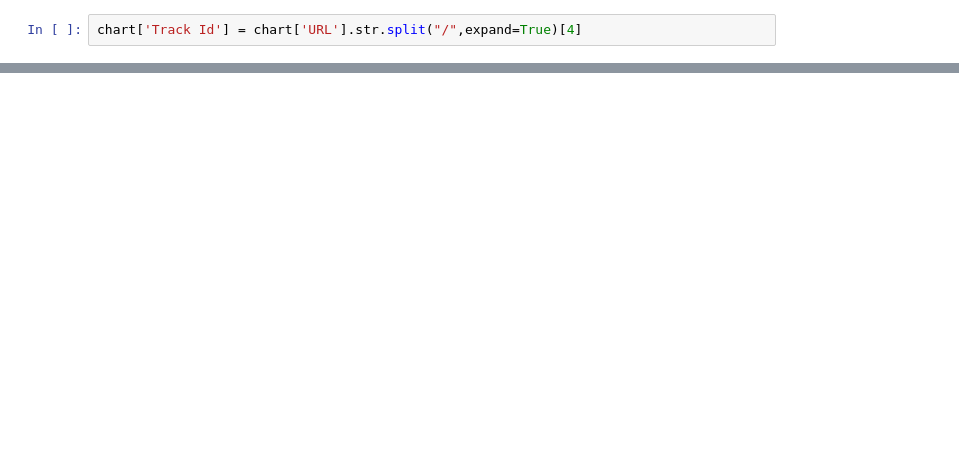
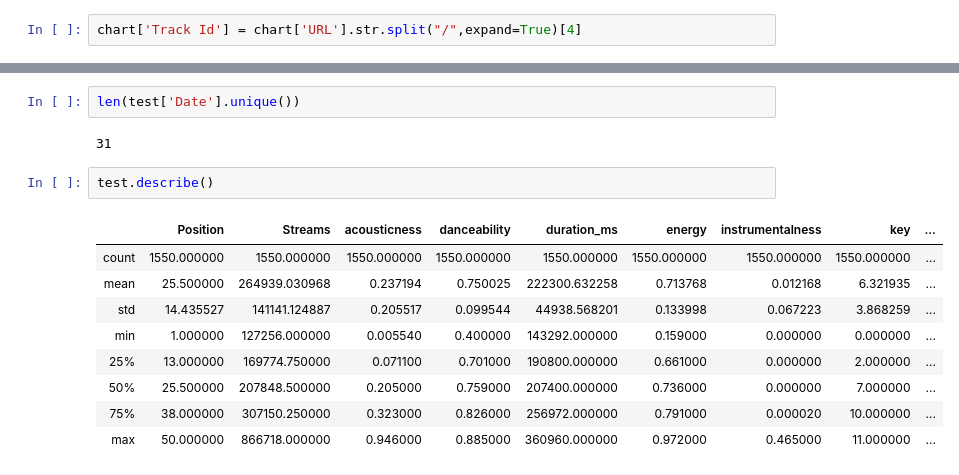
Before and after one commit to Manolomon/lyricfy, a Jupyter notebook: Trending.ipynb, the cells around one changed output, grey strips where cells are left out. Saved outputs shown, nothing was run; the diff lists cells and outputs as text; blank space fills up the shorter version.

```diff
--- a/Trending.ipynb
+++ b/Trending.ipynb
@@ -131,0 +99,16 @@ chart[chart['Artist'] == 'Anuel AA']
+# %%
+len(test['Date'].unique())
+# %% [output]
+31
+# %%
+test.describe()
+# %% [output]
+|  | Position | Streams | acousticness | danceability | duration_ms | energy | instrumentalness | key | ... |
+| count | 1550.000000 | 1550.000000 | 1550.000000 | 1550.000000 | 1550.000000 | 1550.000000 | 1550.000000 | 1550.000000 | ... |
+| mean | 25.500000 | 264939.030968 | 0.237194 | 0.750025 | 222300.632258 | 0.713768 | 0.012168 | 6.321935 | ... |
+| std | 14.435527 | 141141.124887 | 0.205517 | 0.099544 | 44938.568201 | 0.133998 | 0.067223 | 3.868259 | ... |
+| min | 1.000000 | 127256.000000 | 0.005540 | 0.400000 | 143292.000000 | 0.159000 | 0.000000 | 0.000000 | ... |
+| 25% | 13.000000 | 169774.750000 | 0.071100 | 0.701000 | 190800.000000 | 0.661000 | 0.000000 | 2.000000 | ... |
+| 50% | 25.500000 | 207848.500000 | 0.205000 | 0.759000 | 207400.000000 | 0.736000 | 0.000000 | 7.000000 | ... |
+| 75% | 38.000000 | 307150.250000 | 0.323000 | 0.826000 | 256972.000000 | 0.791000 | 0.000020 | 10.000000 | ... |
+| max | 50.000000 | 866718.000000 | 0.946000 | 0.885000 | 360960.000000 | 0.972000 | 0.465000 | 11.000000 | ... |
```
Also changed, not shown: parts of 18 cells of this notebook, 6 other files.
